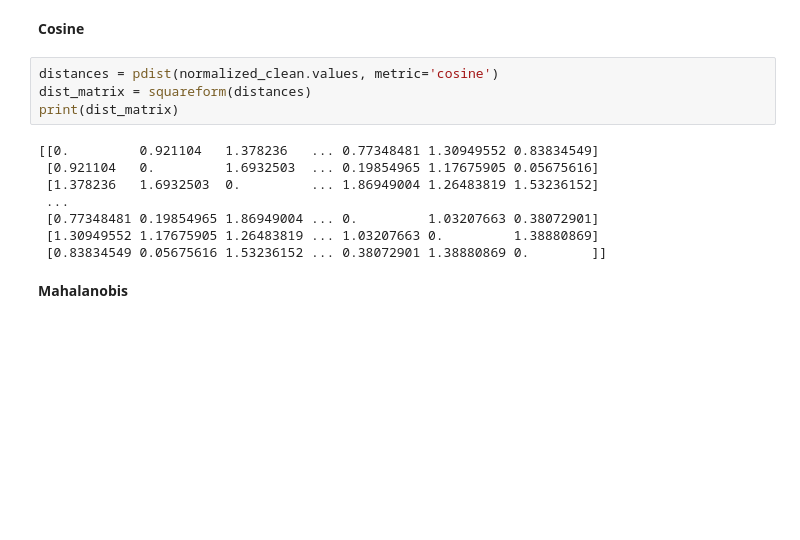
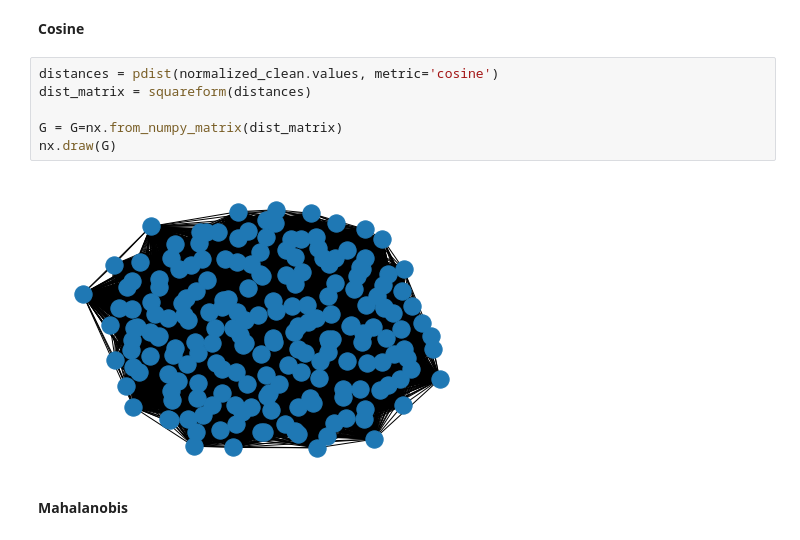
Before and after one commit to Addma/EECS4412-Project, a Jupyter notebook: task5.ipynb, the cells around one changed output. Cells and saved outputs as stored; diff of their text form; blank space fills up the shorter version.

```diff
--- a/task5.ipynb
+++ b/task5.ipynb
@@ -54,15 +60,11 @@ print(dist_matrix)
 # %%
 distances = pdist(normalized_clean.values, metric='cosine')
 dist_matrix = squareform(distances)
-print(dist_matrix)
+
+G = G=nx.from_numpy_matrix(dist_matrix)
+nx.draw(G)
 # %% [output]
-[[0.         0.921104   1.378236   ... 0.77348481 1.30949552 0.83834549]
- [0.921104   0.         1.6932503  ... 0.19854965 1.17675905 0.05675616]
- [1.378236   1.6932503  0.         ... 1.86949004 1.26483819 1.53236152]
- ...
- [0.77348481 0.19854965 1.86949004 ... 0.         1.03207663 0.38072901]
- [1.30949552 1.17675905 1.26483819 ... 1.03207663 0.         1.38880869]
- [0.83834549 0.05675616 1.53236152 ... 0.38072901 1.38880869 0.        ]]
+[figure, added]
 # %% [markdown]
 <b>Mahalanobis</b>
 # %%
```
Also changed, not shown: parts of 4 cells of this notebook, 4 other files.
